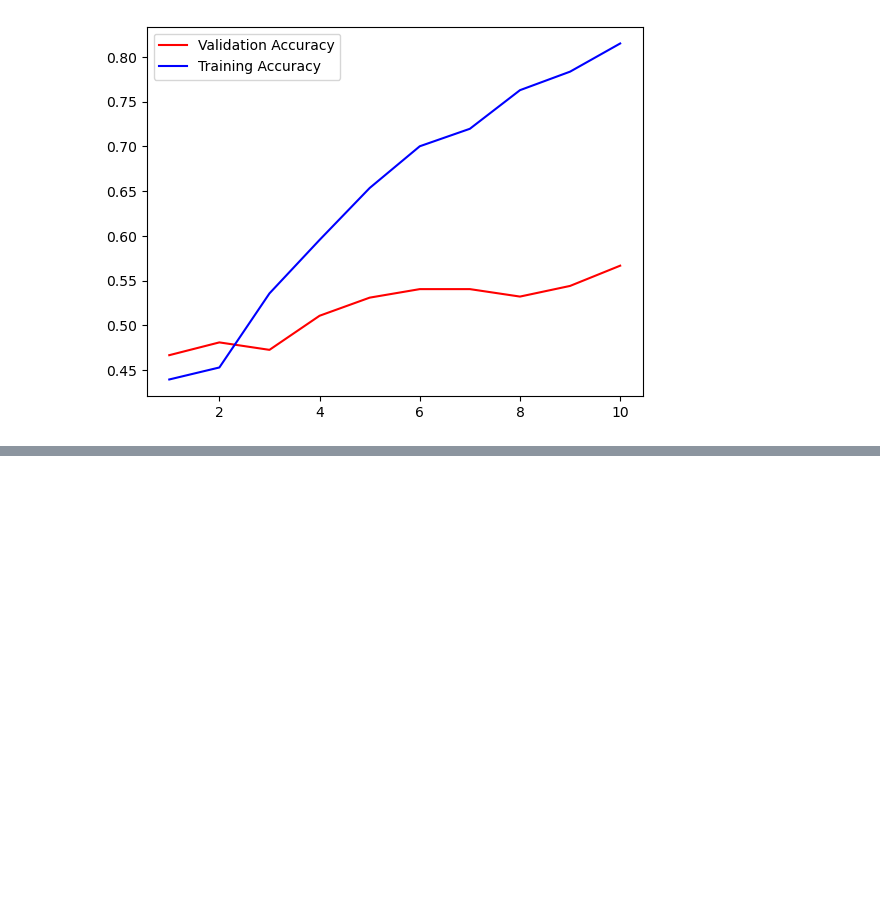
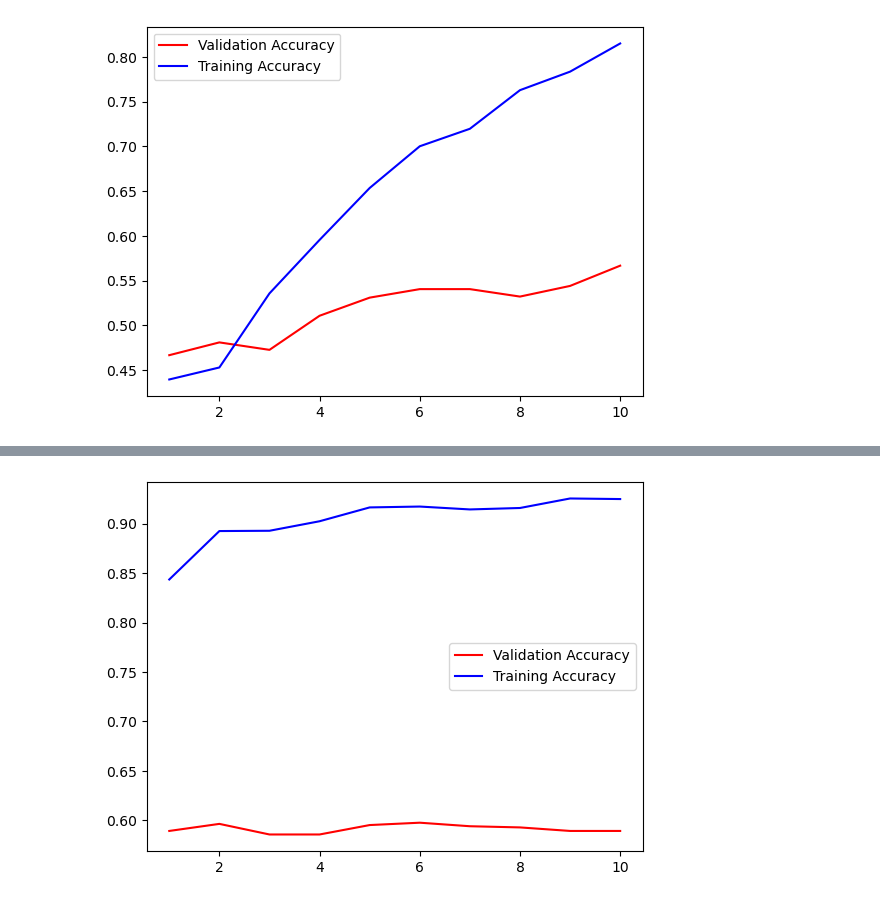
Before and after one commit to sschrs/architecture_classifier, a Jupyter notebook: model_training.ipynb, the cells around one changed output, grey strips where cells are left out. Saved outputs shown, nothing was run; the diff lists cells and outputs as text; code cells hidden in the pictures; blank space fills up the shorter version.

Commit message:
model tuned

```diff
--- a/model_training.ipynb
+++ b/model_training.ipynb
@@ -49,7 +49,7 @@ test_datagen = ImageDataGenerator()
 
 # split validation and training data
 train_generator = train_datagen.flow_from_directory(train_dir, target_size=(224,224), batch_size=20, class_mode='categorical', subset='training')
-validation_generartor = train_datagen.flow_from_directory(train_dir, target_size=(224,224), batch_size=20, class_mode='categorical', subset='validation')
+validation_generator = train_datagen.flow_from_directory(train_dir, target_size=(224,224), batch_size=20, class_mode='categorical', subset='validation')
 
 test_generator = test_datagen.flow_from_directory(test_dir, target_size=(224,224), batch_size=20, class_mode='categorical')
 # %% [output]
@@ -122,7 +122,7 @@ model.compile(optimizer=optimizers.Adam(0.0005), loss='categorical_crossentropy'
 # %%
 batch_size = 20
 history = model.fit(train_generator, steps_per_epoch=train_generator.samples//batch_size,
-                    validation_data=validation_generartor, validation_steps=validation_generartor.samples//batch_size,
+                    validation_data=validation_generator, validation_steps=validation_generator.samples//batch_size,
                     epochs=10)
 # %% [output]
 Epoch 1/10
@@ -163,0 +175,9 @@ compare_metrics(history)
+# %%
+model.compile(optimizer=optimizers.Adam(0.00001), loss='categorical_crossentropy', metrics=['accuracy'])
+# %%
+from keras.callbacks import EarlyStopping
+from keras.callbacks import EarlyStopping
+history = model.fit(train_generator, steps_per_epoch=train_generator.samples//batch_size,
+                    validation_data=validation_generator, validation_steps=validation_generator.samples//batch_size,
+                    epochs=10,
+                    callbacks=[EarlyStopping(monitor='val_loss', patience=5, restore_best_weights=True)])
@@ -163,0 +205,4 @@ compare_metrics(history)
+# %%
+compare_metrics(history) # overfitted
+# %% [output]
+[figure, added]
```
Also changed, not shown: parts of 4 cells of this notebook.
